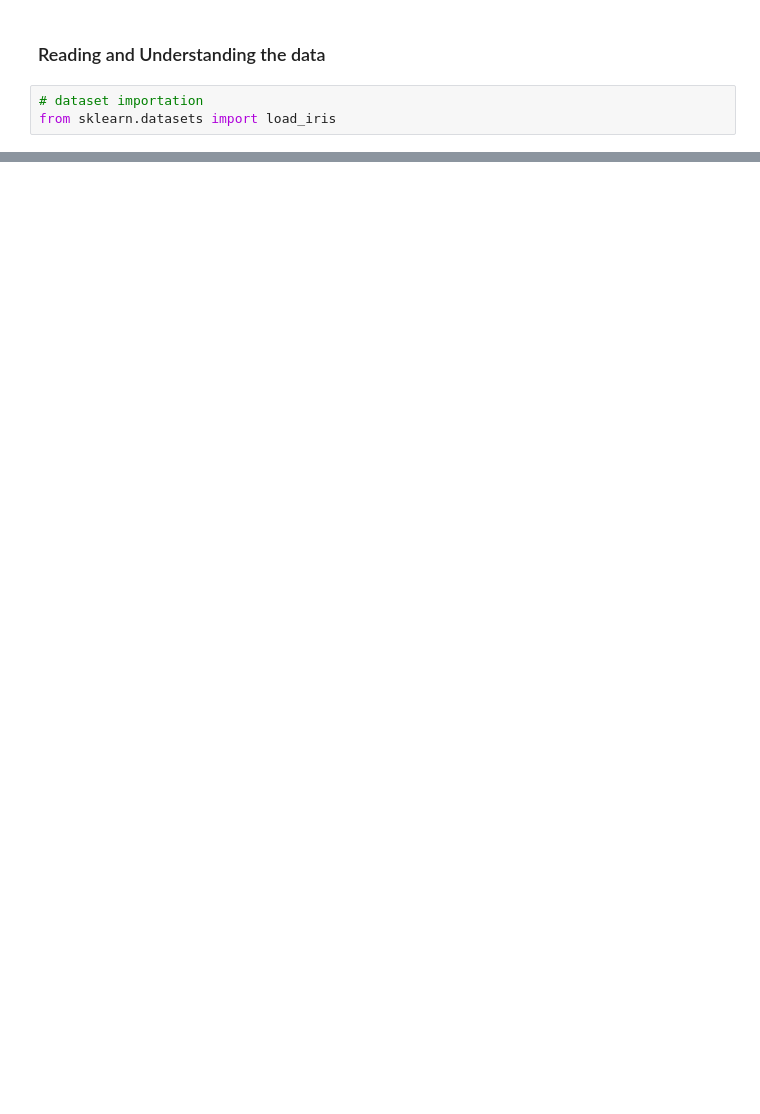
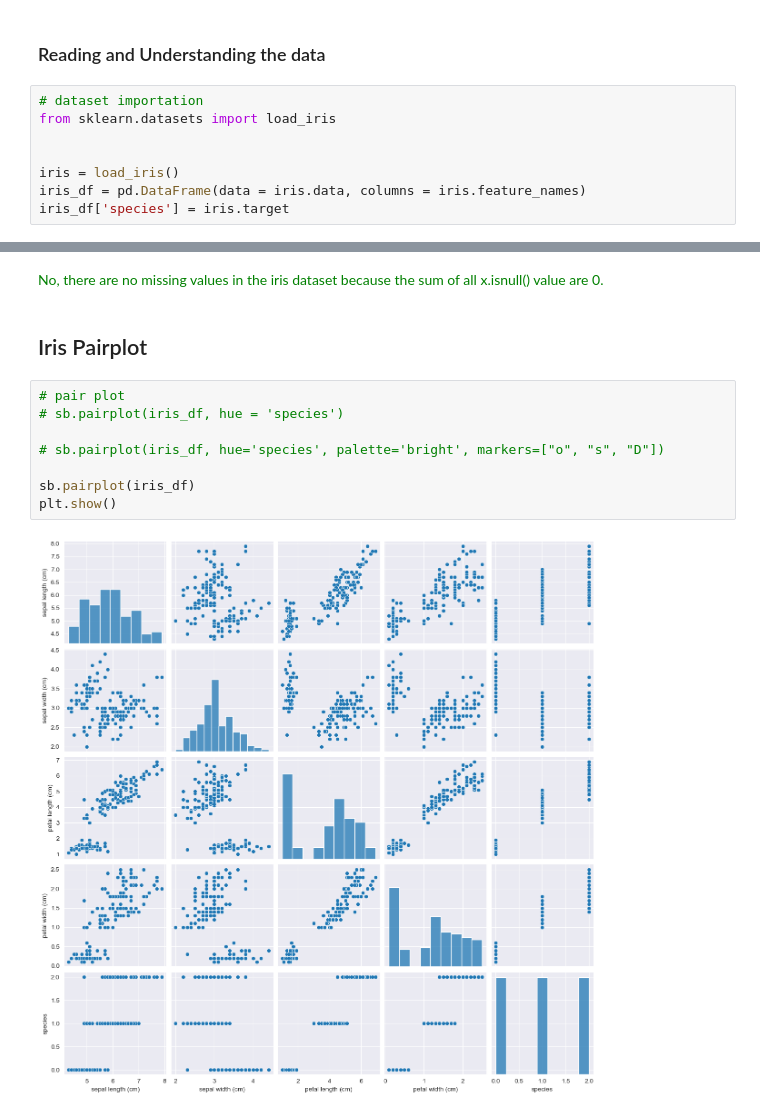
Before and after one commit to jacquelinesanchezA1/Data-Science1-CS3337, a Jupyter notebook: HW4/HW4.ipynb, the cells around one changed output, grey strips where cells are left out. Cells and saved outputs as stored; diff of their text form; blank space fills up the shorter version.

```diff
--- a/HW4/HW4.ipynb
+++ b/HW4/HW4.ipynb
@@ -472,3 +477,8 @@ R² of the model: 0.7566909722978159
 # %%
 # dataset importation
 from sklearn.datasets import load_iris
+
+
+iris = load_iris()
+iris_df = pd.DataFrame(data = iris.data, columns = iris.feature_names)
+iris_df['species'] = iris.target
@@ -474,0 +540,15 @@ from sklearn.datasets import load_iris
+# %% [markdown]
+<span style = 'color:green'>
+No, there are no missing values in the iris dataset because the sum of all x.isnull() value are 0.
+# %% [markdown]
+## Iris Pairplot
+# %%
+# pair plot
+# sb.pairplot(iris_df, hue = 'species')
+
+# sb.pairplot(iris_df, hue='species', palette='bright', markers=["o", "s", "D"])
+
+sb.pairplot(iris_df)
+plt.show()
+# %% [output]
+[figure, added]
```
Also changed, not shown: parts of 67 cells of this notebook.
